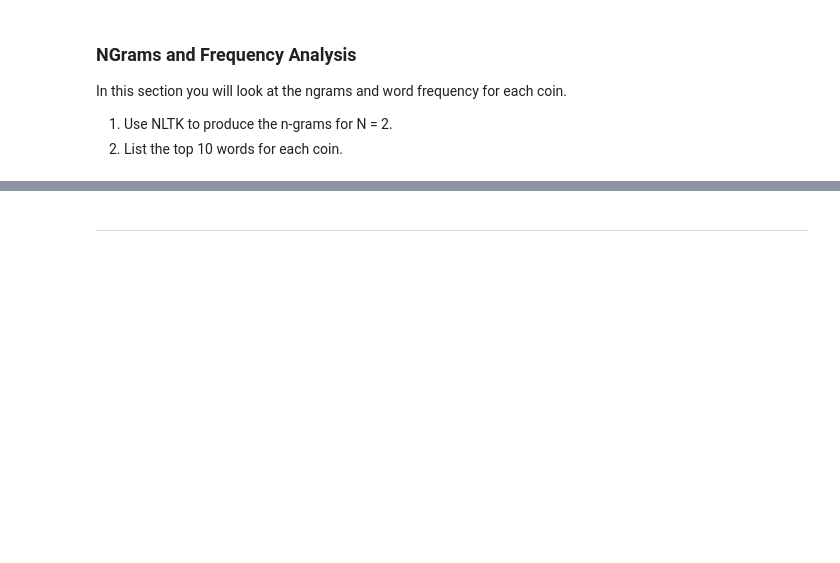
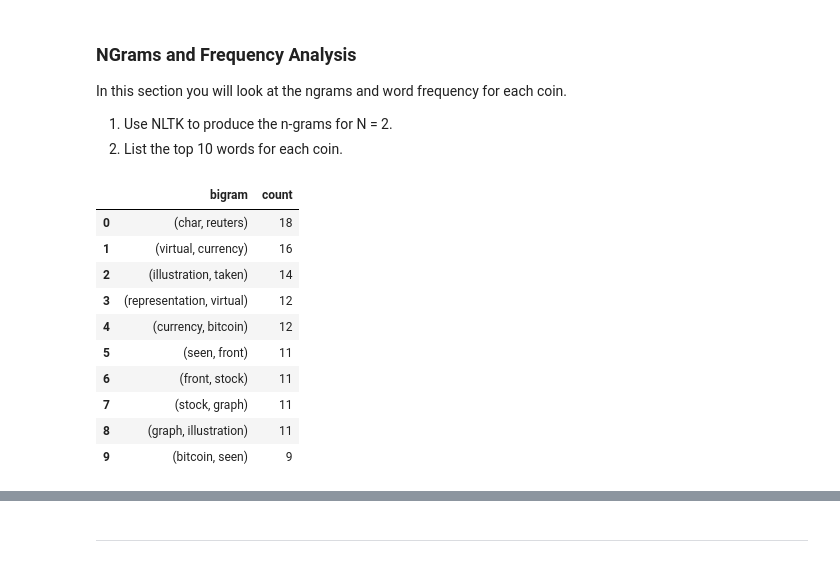
Before and after one commit to JacobJ215/Crypto-Sentiment, a Jupyter notebook: crypto_sentiment.ipynb, the cells around one changed output, grey strips where cells are left out. Saved outputs shown, nothing was run; the diff lists cells and outputs as text; code cells hidden in the pictures; blank space fills up the shorter version.

```diff
--- a/crypto_sentiment.ipynb
+++ b/crypto_sentiment.ipynb
@@ -259,6 +268,23 @@ from nltk import ngrams
 # %%
 # Generate the Bitcoin N-grams where N=2
 # YOUR CODE HERE!
+btc_string = ' '.join(btc_df.Text)
+btc_processed = tokenizer(btc_string)
+btc_bigrams = ngrams(btc_processed, n=2)
+btc_top_10 = dict(Counter(btc_bigrams).most_common(10))
+pd.DataFrame(list(btc_top_10.items()), columns=['bigram', 'count'])
+# %% [output]
+|  | bigram | count |
+| 0 | (char, reuters) | 18 |
+| 1 | (virtual, currency) | 16 |
+| 2 | (illustration, taken) | 14 |
+| 3 | (representation, virtual) | 12 |
+| 4 | (currency, bitcoin) | 12 |
+| 5 | (seen, front) | 11 |
+| 6 | (front, stock) | 11 |
+| 7 | (stock, graph) | 11 |
+| 8 | (graph, illustration) | 11 |
+| 9 | (bitcoin, seen) | 9 |
 # %%
 # Generate the Ethereum N-grams where N=2
 # YOUR CODE HERE!
```
Also changed, not shown: parts of 8 cells of this notebook.
